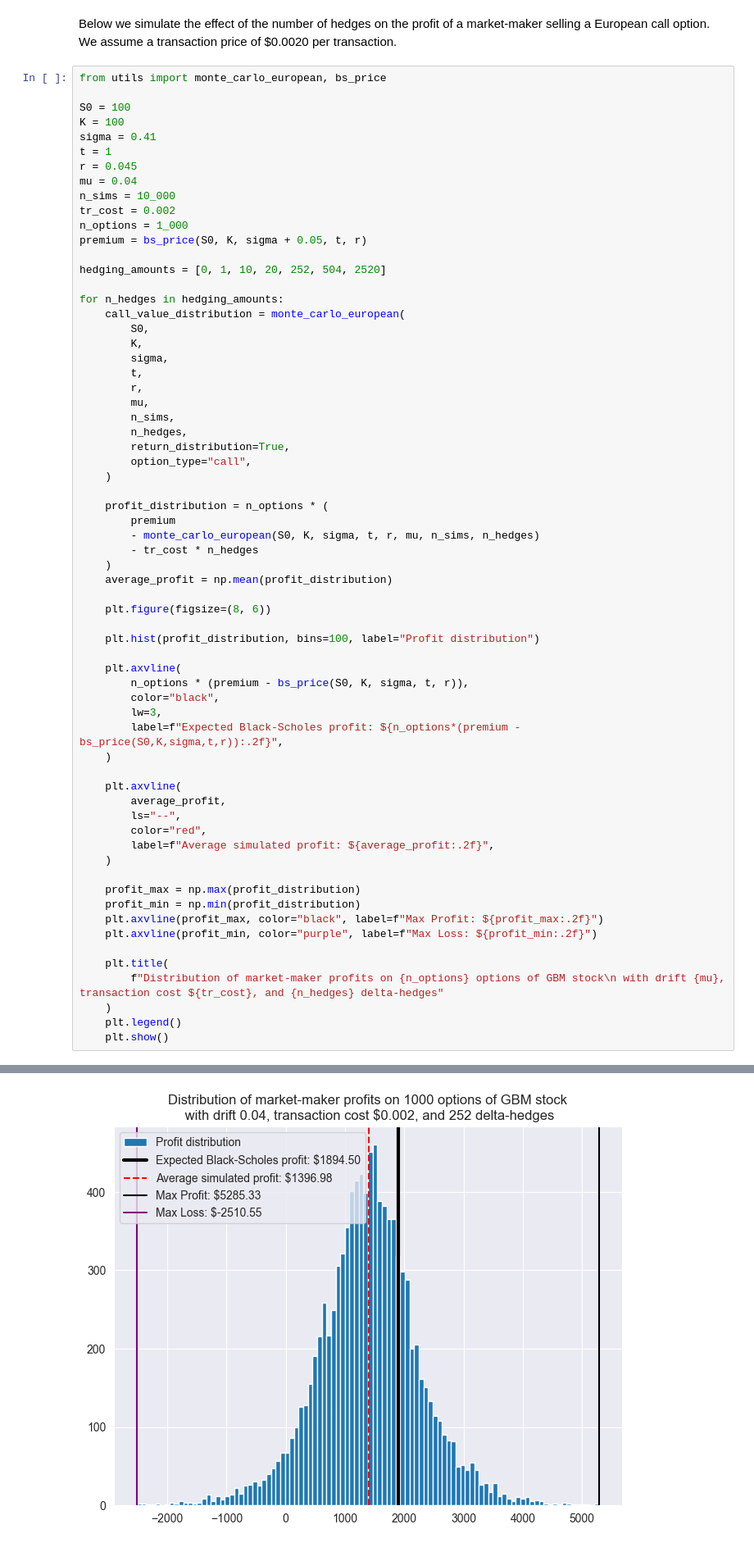
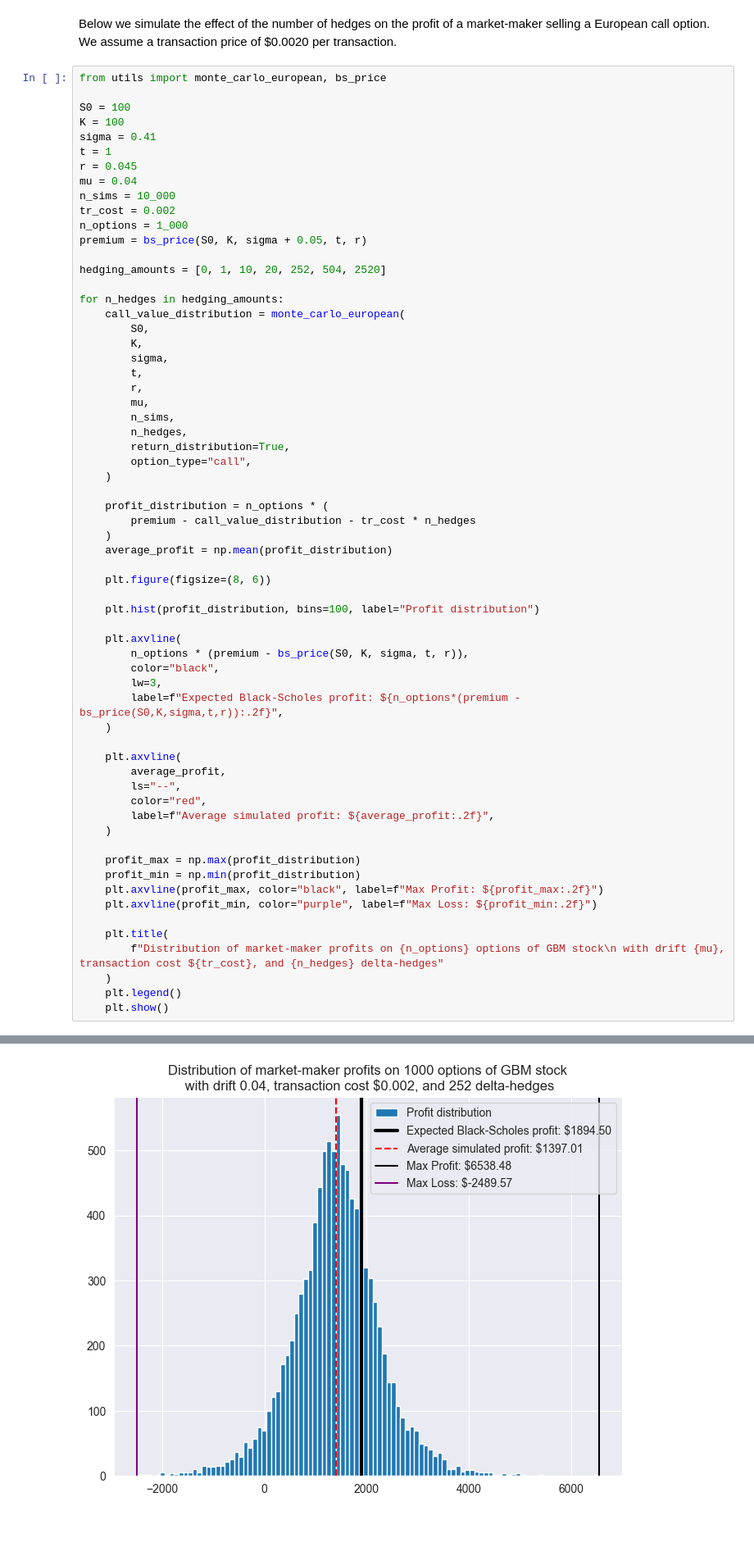
Before and after one commit to albesianor/Asian-options-hedging, a Jupyter notebook: 02_vanilla_options.ipynb, the cells around one changed output, grey strips where cells are left out. Shown at 82% size. Saved outputs shown, nothing was run; the diff lists cells and outputs as text.

```diff
--- a/02_vanilla_options.ipynb
+++ b/02_vanilla_options.ipynb
@@ -325,9 +325,7 @@ for n_hedges in hedging_amounts:
     )
 
     profit_distribution = n_options * (
-        premium
-        - monte_carlo_european(S0, K, sigma, t, r, mu, n_sims, n_hedges)
-        - tr_cost * n_hedges
+        premium - call_value_distribution - tr_cost * n_hedges
     )
     average_profit = np.mean(profit_distribution)
 
@@ -367 +365 @@ for n_hedges in hedging_amounts:
-[figure, old version]
+[figure, new version]
```
Also changed, not shown: parts of 4 cells of this notebook, 2 other files.
